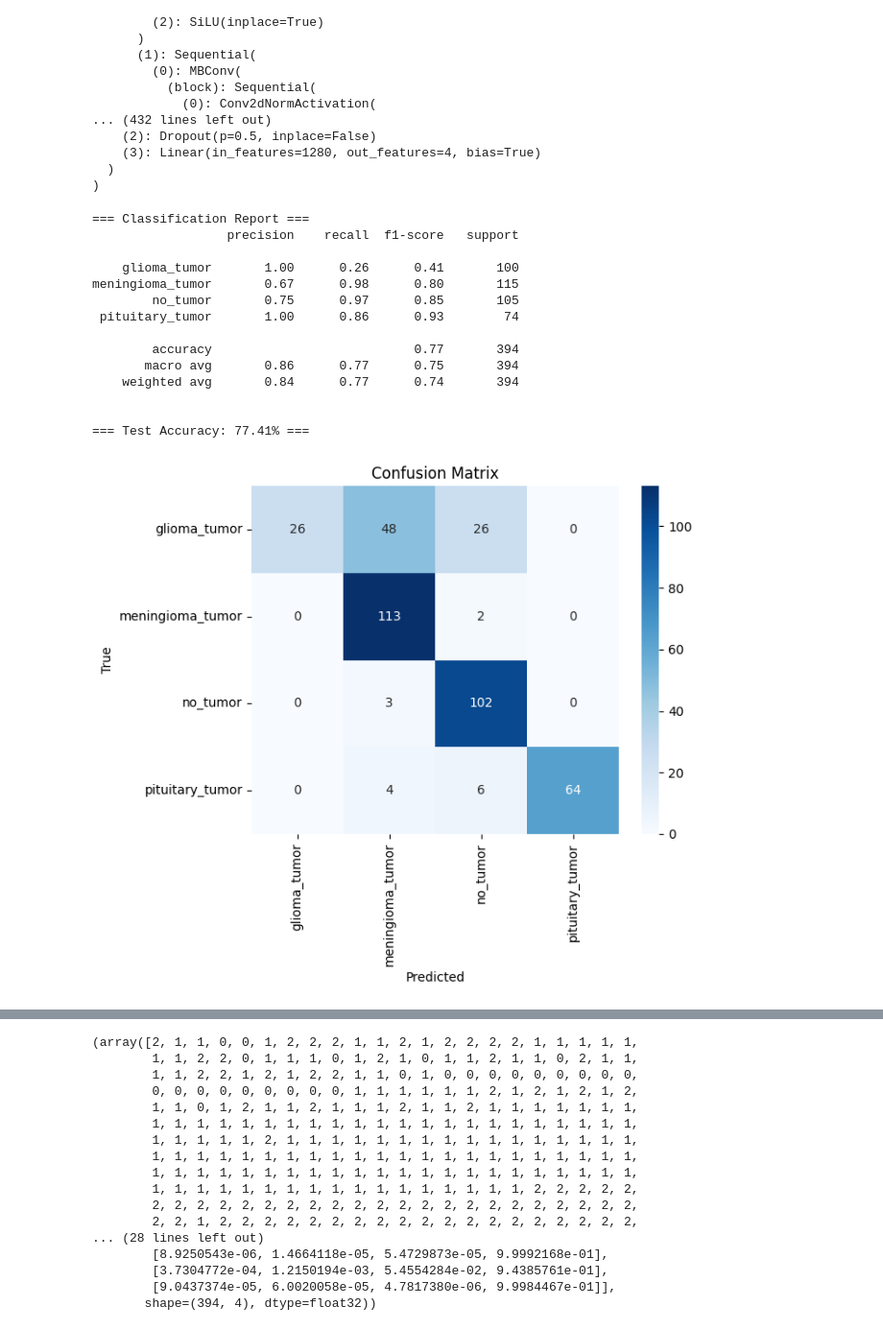
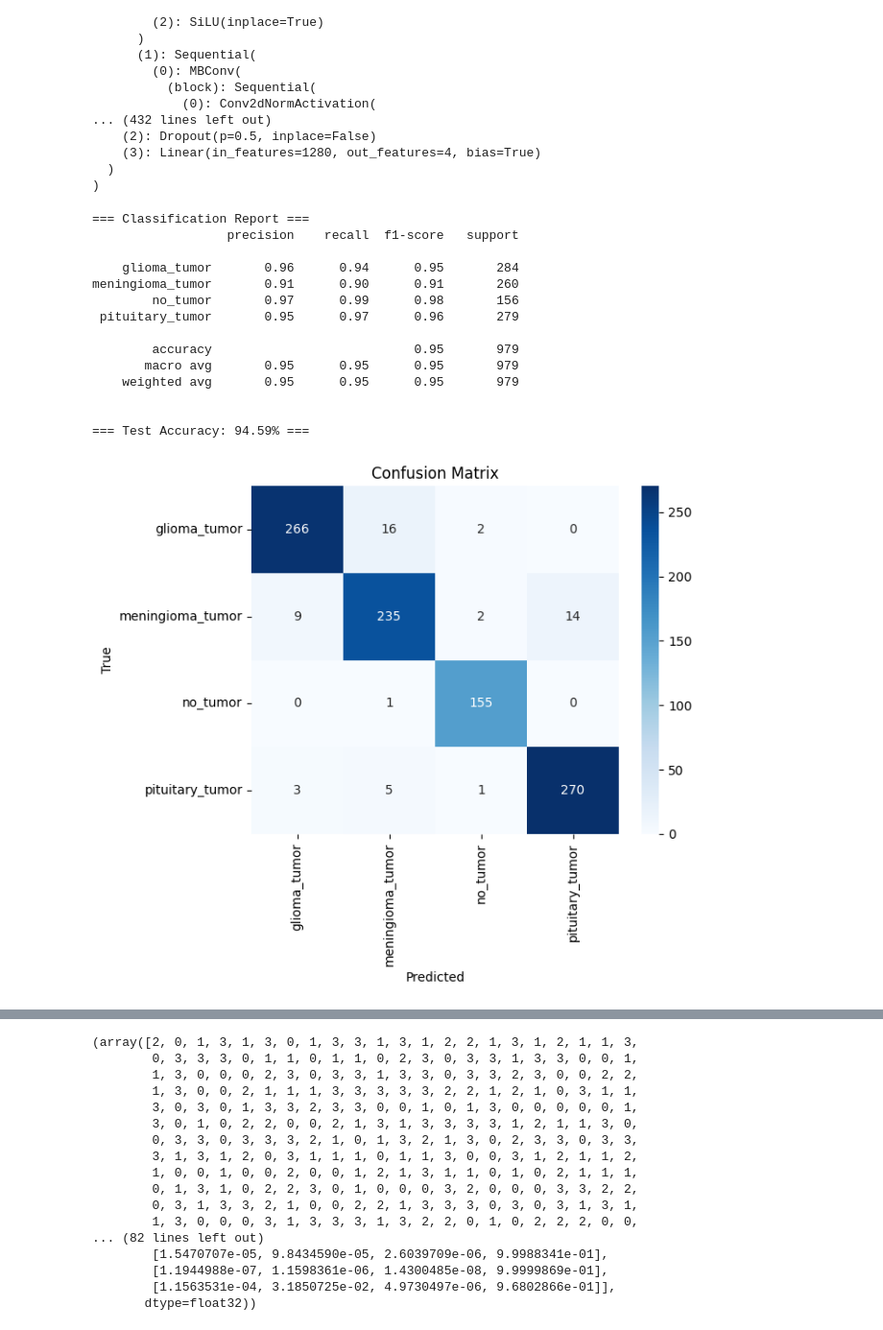
Before and after one commit to mkmksto/ai231-group, a Jupyter notebook: training/cantor_training.ipynb, the cells around one changed output, grey strips where cells are left out. Shown: that part at 96% size. Cells and saved outputs as stored; diff of their text form; code cells hidden in the pictures.

```diff
--- a/training/cantor_training.ipynb
+++ b/training/cantor_training.ipynb
@@ -17,4 +18,13 @@ model = model.to(device)
 
 # Load dataset using ImageFolder
 train_dataset = datasets.ImageFolder(root="brain_tumor_dataset/Training", transform=train_transform())
+test_dataset = datasets.ImageFolder(root="brain_tumor_dataset/Testing", transform=train_transform())
+classes = test_dataset.classes
+full_dataset = ConcatDataset([train_dataset, test_dataset])
+
+train_dataset, test_dataset = random_split(
+    full_dataset,
+    [0.7, 0.3],
+    generator=torch.Generator().manual_seed(42)
+)
 # %%
@@ -54,7 +74,7 @@ device = torch.device("cuda" if torch.cuda.is_available() else "cpu")
 
 model = TumorClassifier()
 model = model.to(device)
-model.load_state_dict(torch.load("./training_data/effnet_weights_sampler_cosine2.pth"))
+model.load_state_dict(torch.load("./training_data/effnet_weights_sampler_cosine_best_model.pth"))
 model.eval()  # Set the model to evaluation mode
 # %% [output]
 TumorClassifier(
@@ -74,30 +94,29 @@ TumorClassifier(
     (3): Linear(in_features=1280, out_features=4, bias=True)
   )
 )
-# %%
-test_dataset = datasets.ImageFolder(root="brain_tumor_dataset/Testing", transform=val_transform())
-
-test_loader = torch.utils.data.DataLoader(test_dataset, batch_size=32, shuffle=False, num_workers=2)
+# %%
+test_dataset.dataset.transform = val_transform()
+test_loader = DataLoader(test_dataset, batch_size=32, shuffle=False)
 # %%
 evaluate_and_report(
     model,
     test_loader,
     device,
-    test_dataset.classes,
+    classes,
 )
 # %% [output]
 === Classification Report ===
                   precision    recall  f1-score   support
 
-    glioma_tumor       1.00      0.26      0.41       100
-meningioma_tumor       0.67      0.98      0.80       115
-        no_tumor       0.75      0.97      0.85       105
- pituitary_tumor       1.00      0.86      0.93        74
+    glioma_tumor       0.96      0.94      0.95       284
+meningioma_tumor       0.91      0.90      0.91       260
+        no_tumor       0.97      0.99      0.98       156
+ pituitary_tumor       0.95      0.97      0.96       279
 
-        accuracy                           0.77       394
-       macro avg       0.86      0.77      0.75       394
-    weighted avg       0.84      0.77      0.74       394
+        accuracy                           0.95       979
+       macro avg       0.95      0.95      0.95       979
+    weighted avg       0.95      0.95      0.95       979
 
 
-=== Test Accuracy: 77.41% ===
+=== Test Accuracy: 94.59% ===
-[figure, old version]
+[figure, new version]
@@ -105,17 +124,17 @@ meningioma_tumor       0.67      0.98      0.80       115
-(array([2, 1, 1, 0, 0, 1, 2, 2, 2, 1, 1, 2, 1, 2, 2, 2, 2, 1, 1, 1, 1, 1,
-        1, 1, 2, 2, 0, 1, 1, 1, 0, 1, 2, 1, 0, 1, 1, 2, 1, 1, 0, 2, 1, 1,
-        1, 1, 2, 2, 1, 2, 1, 2, 2, 1, 1, 0, 1, 0, 0, 0, 0, 0, 0, 0, 0, 0,
-        0, 0, 0, 0, 0, 0, 0, 0, 0, 1, 1, 1, 1, 1, 1, 2, 1, 2, 1, 2, 1, 2,
-        1, 1, 0, 1, 2, 1, 1, 2, 1, 1, 1, 2, 1, 1, 2, 1, 1, 1, 1, 1, 1, 1,
-        1, 1, 1, 1, 1, 1, 1, 1, 1, 1, 1, 1, 1, 1, 1, 1, 1, 1, 1, 1, 1, 1,
-        1, 1, 1, 1, 1, 2, 1, 1, 1, 1, 1, 1, 1, 1, 1, 1, 1, 1, 1, 1, 1, 1,
-        1, 1, 1, 1, 1, 1, 1, 1, 1, 1, 1, 1, 1, 1, 1, 1, 1, 1, 1, 1, 1, 1,
-        1, 1, 1, 1, 1, 1, 1, 1, 1, 1, 1, 1, 1, 1, 1, 1, 1, 1, 1, 1, 1, 1,
-        1, 1, 1, 1, 1, 1, 1, 1, 1, 1, 1, 1, 1, 1, 1, 1, 1, 2, 2, 2, 2, 2,
-        2, 2, 2, 2, 2, 2, 2, 2, 2, 2, 2, 2, 2, 2, 2, 2, 2, 2, 2, 2, 2, 2,
-        2, 2, 1, 2, 2, 2, 2, 2, 2, 2, 2, 2, 2, 2, 2, 2, 2, 2, 2, 2, 2, 2,
-... (28 lines left out)
-        [8.9250543e-06, 1.4664118e-05, 5.4729873e-05, 9.9992168e-01],
-        [3.7304772e-04, 1.2150194e-03, 5.4554284e-02, 9.4385761e-01],
-        [9.0437374e-05, 6.0020058e-05, 4.7817380e-06, 9.9984467e-01]],
-       shape=(394, 4), dtype=float32))
+(array([2, 0, 1, 3, 1, 3, 0, 1, 3, 3, 1, 3, 1, 2, 2, 1, 3, 1, 2, 1, 1, 3,
+        0, 3, 3, 3, 0, 1, 1, 0, 1, 1, 0, 2, 3, 0, 3, 3, 1, 3, 3, 0, 0, 1,
+        1, 3, 0, 0, 0, 2, 3, 0, 3, 3, 1, 3, 3, 0, 3, 3, 2, 3, 0, 0, 2, 2,
+        1, 3, 0, 0, 2, 1, 1, 1, 3, 3, 3, 3, 3, 2, 2, 1, 2, 1, 0, 3, 1, 1,
+        3, 0, 3, 0, 1, 3, 3, 2, 3, 3, 0, 0, 1, 0, 1, 3, 0, 0, 0, 0, 0, 1,
+        3, 0, 1, 0, 2, 2, 0, 0, 2, 1, 3, 1, 3, 3, 3, 3, 1, 2, 1, 1, 3, 0,
+        0, 3, 3, 0, 3, 3, 3, 2, 1, 0, 1, 3, 2, 1, 3, 0, 2, 3, 3, 0, 3, 3,
+        3, 1, 3, 1, 2, 0, 3, 1, 1, 1, 0, 1, 1, 3, 0, 0, 3, 1, 2, 1, 1, 2,
+        1, 0, 0, 1, 0, 0, 2, 0, 0, 1, 2, 1, 3, 1, 1, 0, 1, 0, 2, 1, 1, 1,
+        0, 1, 3, 1, 0, 2, 2, 3, 0, 1, 0, 0, 0, 3, 2, 0, 0, 0, 3, 3, 2, 2,
+        0, 3, 1, 3, 3, 2, 1, 0, 0, 2, 2, 1, 3, 3, 3, 0, 3, 0, 3, 1, 3, 1,
+        1, 3, 0, 0, 0, 3, 1, 3, 3, 3, 1, 3, 2, 2, 0, 1, 0, 2, 2, 2, 0, 0,
+... (82 lines left out)
+        [1.5470707e-05, 9.8434590e-05, 2.6039709e-06, 9.9988341e-01],
+        [1.1944988e-07, 1.1598361e-06, 1.4300485e-08, 9.9999869e-01],
+        [1.1563531e-04, 3.1850725e-02, 4.9730497e-06, 9.6802866e-01]],
+       dtype=float32))
```
Also changed, not shown: parts of 3 cells of this notebook, 22 other files.
